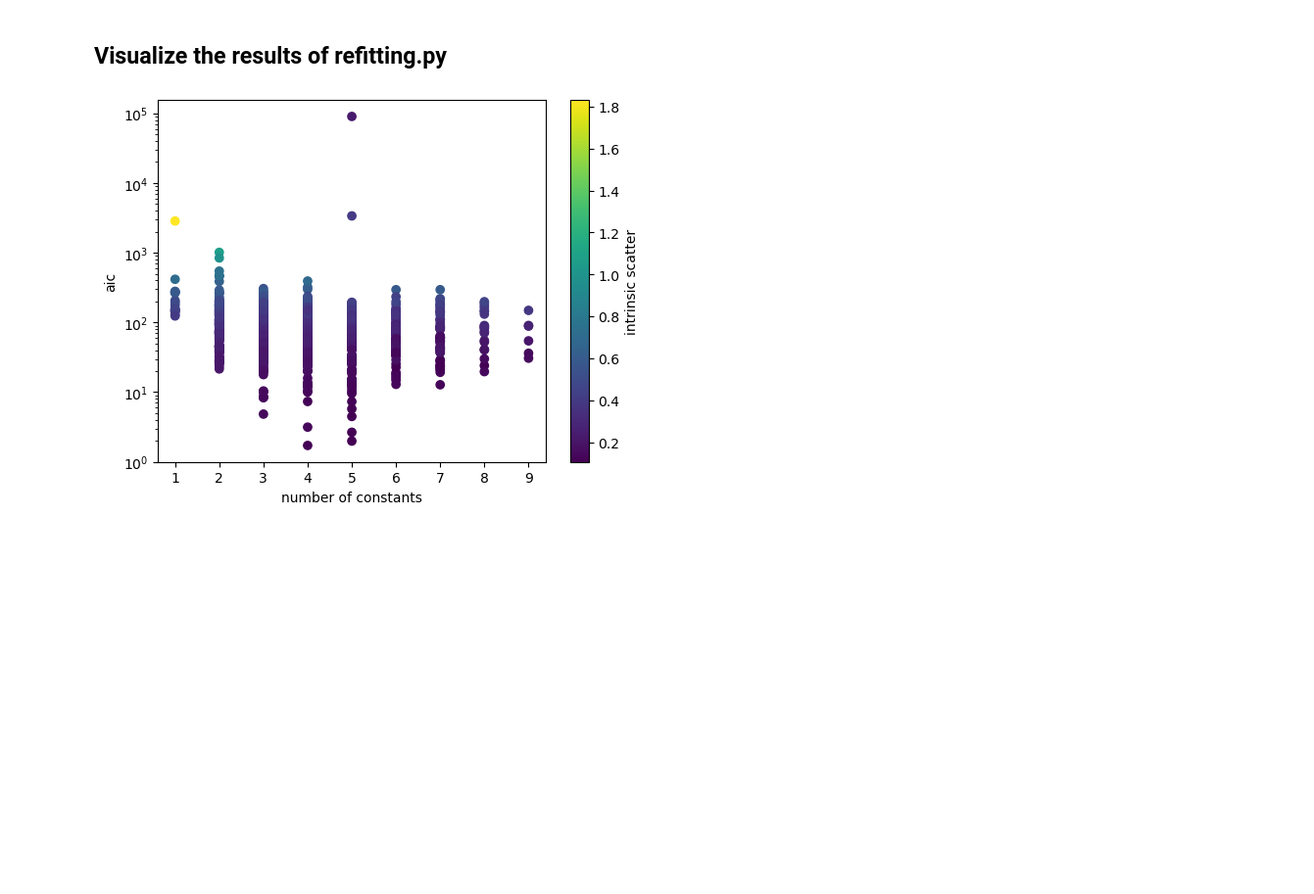
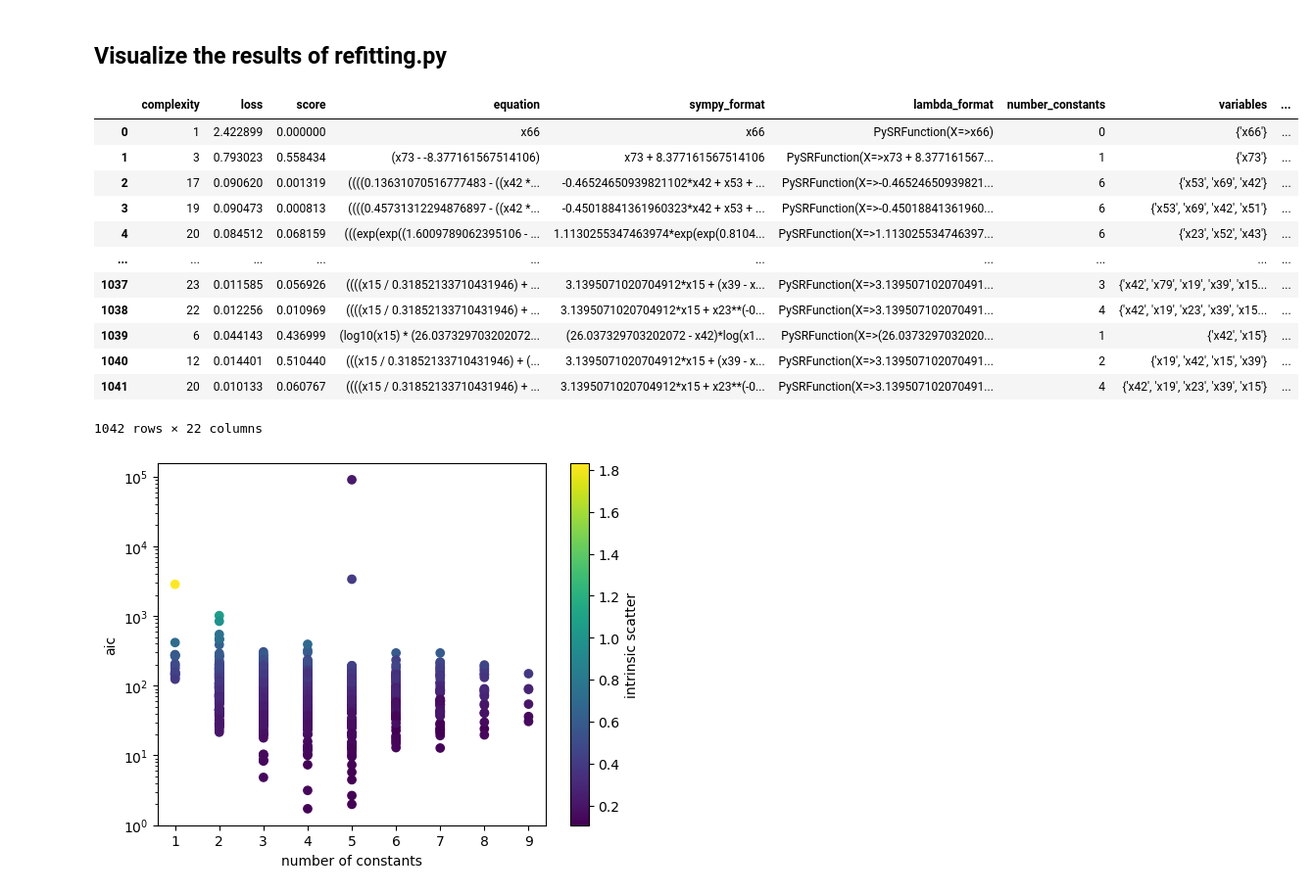
Before and after one commit to ZehaoJin/Ultimate_black_hole_mass_scaling_relations_Symbolic_Regression, a Jupyter notebook: Blackhole_properties/Ultimate_paper/refitting.ipynb, the cells around one changed output. Shown at 98% size. Cells and saved outputs as stored; diff of their text form; code cells hidden in the pictures; blank space fills up the shorter version.

```diff
--- a/Blackhole_properties/Ultimate_paper/refitting.ipynb
+++ b/Blackhole_properties/Ultimate_paper/refitting.ipynb
@@ -185,6 +185,22 @@ t_eq
 # %%
 filename = 'pareto_low_adv_cleaned.csv'
 t_eq = pd.read_csv('/data/zj448/SR/Ultimate_paper/pareto_archive/'+filename[:-12]+'_refit.csv')
+# %%
+t_eq
+# %% [output]
+|  | complexity | loss | score | equation | sympy_format | lambda_format | number_constants | variables | ... |
+| 0 | 1 | 2.422899 | 0.000000 | x66 | x66 | PySRFunction(X=>x66) | 0 | {'x66'} | ... |
+| 1 | 3 | 0.793023 | 0.558434 | (x73 - -8.377161567514106) | x73 + 8.377161567514106 | PySRFunction(X=>x73 + 8.377161567... | 1 | {'x73'} | ... |
+| 2 | 17 | 0.090620 | 0.001319 | ((((0.13631070516777483 - ((x42 *... | -0.46524650939821102*x42 + x53 + ... | PySRFunction(X=>-0.46524650939821... | 6 | {'x53', 'x69', 'x42'} | ... |
+| 3 | 19 | 0.090473 | 0.000813 | ((((0.45731312294876897 - ((x42 *... | -0.45018841361960323*x42 + x53 + ... | PySRFunction(X=>-0.45018841361960... | 6 | {'x53', 'x69', 'x42', 'x51'} | ... |
+| 4 | 20 | 0.084512 | 0.068159 | (((exp(exp((1.6009789062395106 - ... | 1.1130255347463974*exp(exp(0.8104... | PySRFunction(X=>1.113025534746397... | 6 | {'x23', 'x52', 'x43'} | ... |
+| ... | ... | ... | ... | ... | ... | ... | ... | ... | ... |
+| 1037 | 23 | 0.011585 | 0.056926 | ((((x15 / 0.31852133710431946) + ... | 3.1395071020704912*x15 + (x39 - x... | PySRFunction(X=>3.139507102070491... | 3 | {'x42', 'x79', 'x19', 'x39', 'x15... | ... |
+| 1038 | 22 | 0.012256 | 0.010969 | ((((x15 / 0.31852133710431946) + ... | 3.1395071020704912*x15 + x23**(-0... | PySRFunction(X=>3.139507102070491... | 4 | {'x42', 'x19', 'x23', 'x39', 'x15... | ... |
+| 1039 | 6 | 0.044143 | 0.436999 | (log10(x15) * (26.037329703202072... | (26.037329703202072 - x42)*log(x1... | PySRFunction(X=>(26.0373297032020... | 1 | {'x42', 'x15'} | ... |
+| 1040 | 12 | 0.014401 | 0.510440 | (((x15 / 0.31852133710431946) + (... | 3.1395071020704912*x15 + (x39 - x... | PySRFunction(X=>3.139507102070491... | 2 | {'x19', 'x42', 'x15', 'x39'} | ... |
+| 1041 | 20 | 0.010133 | 0.060767 | ((((x15 / 0.31852133710431946) + ... | 3.1395071020704912*x15 + x23**(-0... | PySRFunction(X=>3.139507102070491... | 4 | {'x42', 'x19', 'x23', 'x39', 'x15'} | ... |
+1042 rows × 22 columns
 # %%
 aic = -2*t_eq['LLL']+2*(t_eq['number_constants']+1)
 t_eq['AIC']=aic
```
